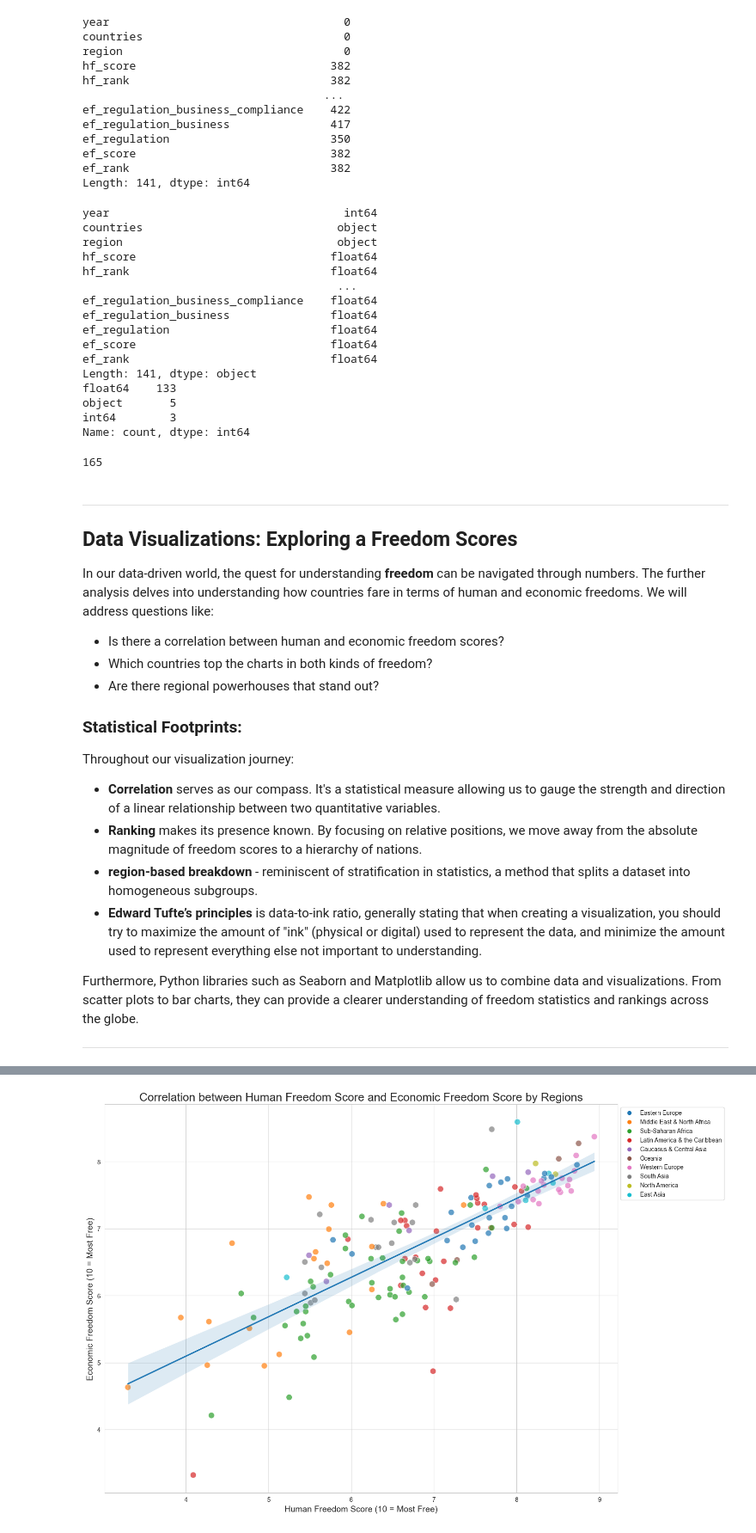
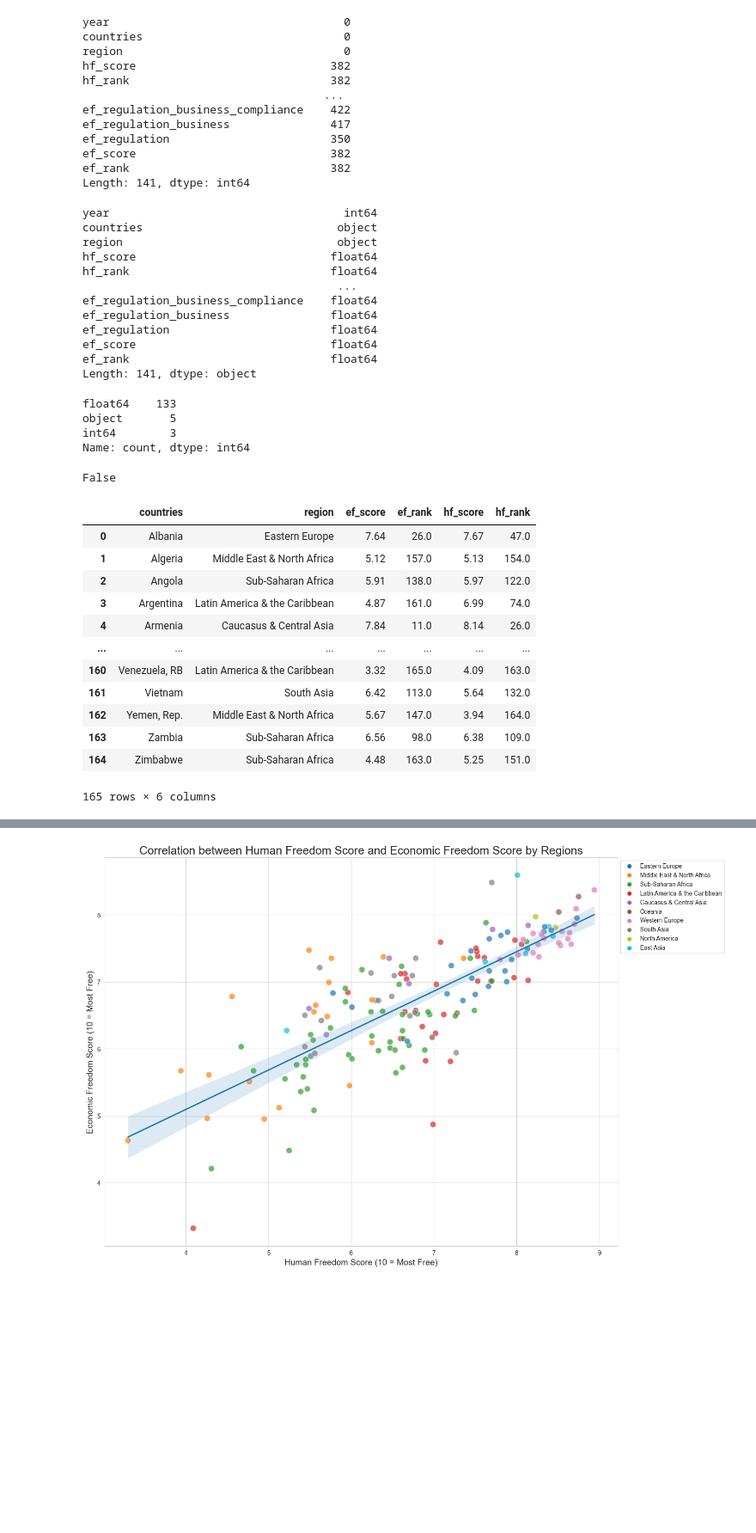
Before and after one commit to MantasTech/World-Freedom, a Jupyter notebook: World_Freedom_EDA.ipynb, the cells around one changed output, grey strips where cells are left out. Shown at 86% size. Saved outputs shown, nothing was run; the diff lists cells and outputs as text; code cells hidden in the pictures; blank space fills up the shorter version.

```diff
--- a/World_Freedom_EDA.ipynb
+++ b/World_Freedom_EDA.ipynb
@@ -98,12 +91,8 @@ ef_score                             382
 ef_rank                              382
 Length: 141, dtype: int64
 # %%
-# Displaying the data types of each column in the dataset
+# Displaying the data types
 print(data_2022.dtypes)
-
-# Counting the number of each data type in the dataset
-dtype_counts = data_2022.dtypes.value_counts()
-print(dtype_counts)
 # %% [output]
 year                                   int64
 countries                             object
@@ -117,8 +106,12 @@ ef_regulation                        float64
 ef_score                             float64
 ef_rank                              float64
 Length: 141, dtype: object
-float64    133
-object       5
-int64        3
-Name: count, dtype: int64
+# %%
+dtypes = data_2022.dtypes.value_counts()
+print(dtypes)
+# %% [output]
+float64    133
+object       5
+int64        3
+Name: count, dtype: int64
 # %%
@@ -140,3 +125,8 @@ warnings.filterwarnings('ignore')
+# %%
+duplicates = data_2022.duplicated()
+print(duplicates.any())
+# %% [output]
+False
 # %%
 # Renaming countries in the 'countries' column
 country_renames = {
@@ -152,27 +142,20 @@ country_renames = {
 
 data_cleaned['countries'] = data_cleaned['countries'].replace(country_renames)
 # %%
-# Get the number of unique countries left in the cleaned dataset
-num_countries = data_cleaned.shape[0]
-print(num_countries)
+# Countries left in the cleaned data
+data_cleaned.shape[0]
+data_cleaned
 # %% [output]
+|  | countries | region | ef_score | ef_rank | hf_score | hf_rank |
+| 0 | Albania | Eastern Europe | 7.64 | 26.0 | 7.67 | 47.0 |
+| 1 | Algeria | Middle East & North Africa | 5.12 | 157.0 | 5.13 | 154.0 |
+| 2 | Angola | Sub-Saharan Africa | 5.91 | 138.0 | 5.97 | 122.0 |
+| 3 | Argentina | Latin America & the Caribbean | 4.87 | 161.0 | 6.99 | 74.0 |
+| 4 | Armenia | Caucasus & Central Asia | 7.84 | 11.0 | 8.14 | 26.0 |
+| ... | ... | ... | ... | ... | ... | ... |
+| 160 | Venezuela, RB | Latin America & the Caribbean | 3.32 | 165.0 | 4.09 | 163.0 |
+| 161 | Vietnam | South Asia | 6.42 | 113.0 | 5.64 | 132.0 |
+| 162 | Yemen, Rep. | Middle East & North Africa | 5.67 | 147.0 | 3.94 | 164.0 |
+| 163 | Zambia | Sub-Saharan Africa | 6.56 | 98.0 | 6.38 | 109.0 |
+| 164 | Zimbabwe | Sub-Saharan Africa | 4.48 | 163.0 | 5.25 | 151.0 |
-165
+165 rows × 6 columns
-# %% [markdown]
----
-## Data Visualizations: Exploring a Freedom Scores
-
-In our data-driven world, the quest for understanding **freedom** can be navigated through numbers. The further analysis delves into understanding how countries fare in terms of human and economic freedoms. We will address questions like:
-- Is there a correlation between human and economic freedom scores?
-- Which countries top the charts in both kinds of freedom?
-- Are there regional powerhouses that stand out?
-
-### Statistical Footprints:
-Throughout our visualization journey:
-- **Correlation** serves as our compass. It's a statistical measure allowing us to gauge the strength and direction of a linear relationship between two quantitative variables.
-- **Ranking** makes its presence known. By focusing on relative positions, we move away from the absolute magnitude of freedom scores to a hierarchy of nations.
-- **region-based breakdown** - reminiscent of stratification in statistics, a method that splits a dataset into homogeneous subgroups.
-- **Edward Tufte’s principles** is data-to-ink ratio, generally stating that when creating a visualization, you should try to maximize the amount of "ink" (physical or digital) used to represent the data, and minimize the amount used to represent everything else not important to understanding.
-
-Furthermore, Python libraries such as Seaborn and Matplotlib allow us to combine data and visualizations. From scatter plots to bar charts, they can provide a clearer understanding of freedom statistics and rankings across the globe.
-
----
```
Also changed, not shown: parts of 18 cells of this notebook.
